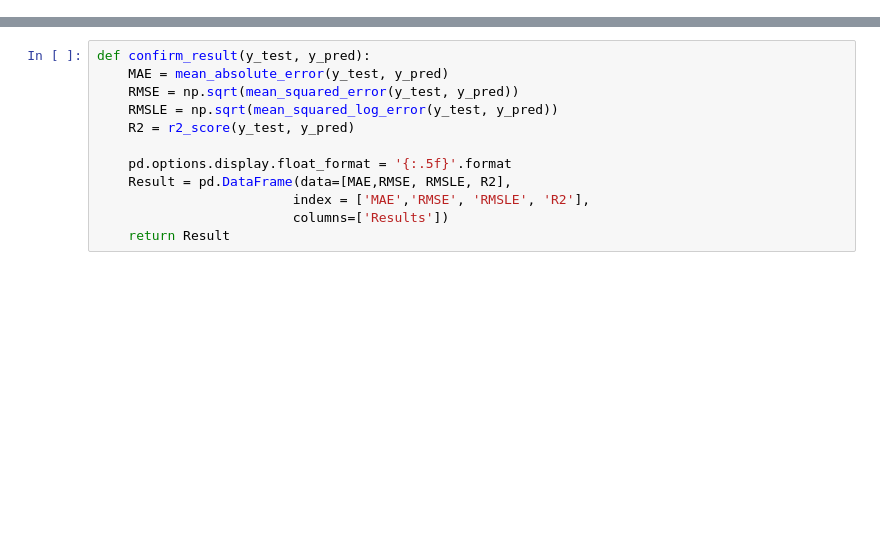
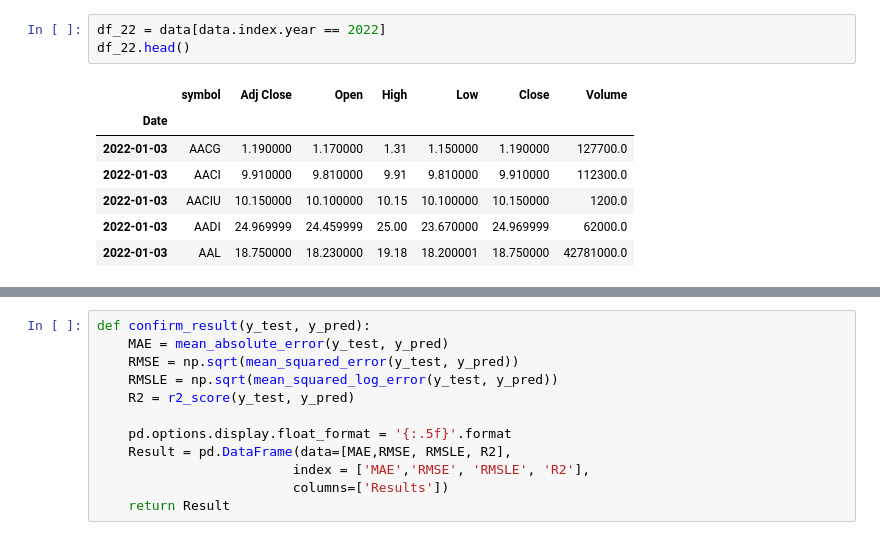
Before and after one commit to bee85919/lstm-gru-test, a Jupyter notebook: test.ipynb, the cells around one changed output, grey strips where cells are left out. Saved outputs shown, nothing was run; the diff lists cells and outputs as text; blank space fills up the shorter version.

```diff
--- a/test.ipynb
+++ b/test.ipynb
@@ -66,0 +44,11 @@ df_19.head()
+# %%
+df_22 = data[data.index.year == 2022]
+df_22.head()
+# %% [output]
+|  | symbol | Adj Close | Open | High | Low | Close | Volume |
+| Date |  |  |  |  |  |  |  |
+| 2022-01-03 | AACG | 1.190000 | 1.170000 | 1.31 | 1.150000 | 1.190000 | 127700.0 |
+| 2022-01-03 | AACI | 9.910000 | 9.810000 | 9.91 | 9.810000 | 9.910000 | 112300.0 |
+| 2022-01-03 | AACIU | 10.150000 | 10.100000 | 10.15 | 10.100000 | 10.150000 | 1200.0 |
+| 2022-01-03 | AADI | 24.969999 | 24.459999 | 25.00 | 23.670000 | 24.969999 | 62000.0 |
+| 2022-01-03 | AAL | 18.750000 | 18.230000 | 19.18 | 18.200001 | 18.750000 | 42781000.0 |
```
Also changed, not shown: parts of 20 cells of this notebook, 1 other file.
